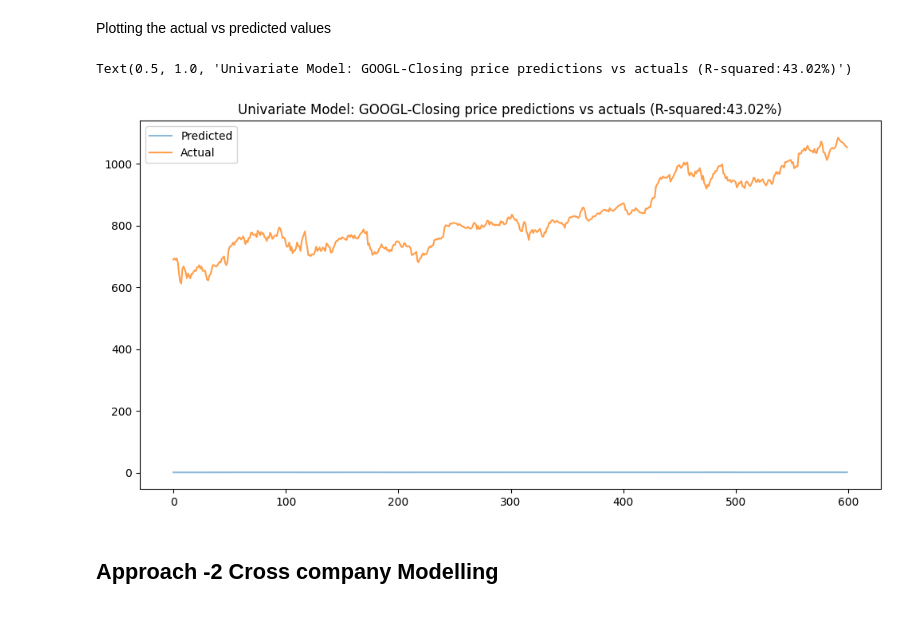
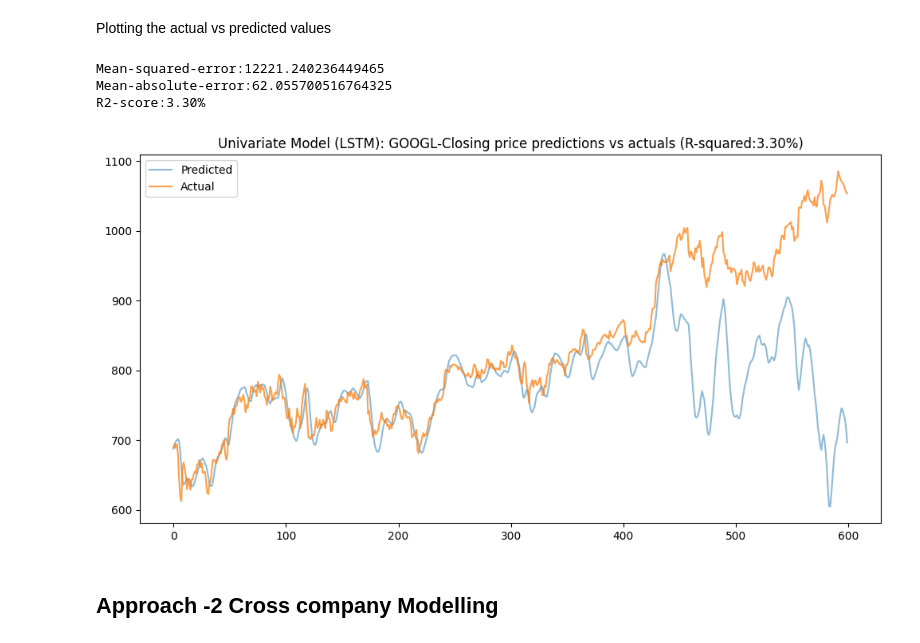
Before and after one commit to Abbhiraami/ML_AI_masters, a Jupyter notebook: RNN_Assignment/RNN_Assg_Stock_Price_Prediction_AbbhiraamiS.ipynb, the cells around one changed output. Drawn from its saved outputs; the diff is of its cells as text; code cells hidden in the pictures.

```diff
--- a/RNN_Assignment/RNN_Assg_Stock_Price_Prediction_AbbhiraamiS.ipynb
+++ b/RNN_Assignment/RNN_Assg_Stock_Price_Prediction_AbbhiraamiS.ipynb
@@ -619,6 +587,6 @@ Total number of configurations:192
 192 rows × 6 columns
 # %%
 # Find an optimal configuration
-history_uni_lstm,metrics_uni_lstm,model_id_lstm=utils.model_fit(X_train=uni_X_train,X_test=uni_X_test,Y_train=uni_y_train,Y_test=uni_y_test,func=utils.create_lstm_model,configurations=advncd_configs[:3],batch_size=batch_size,epoch=epochs)
+history_uni_lstm,metrics_uni_lstm,model_id_lstm=utils.model_fit(X_train=uni_X_train,X_test=uni_X_test,Y_train=uni_y_train,Y_test=uni_y_test,func=utils.create_lstm_model,configurations=advncd_configs,batch_size=batch_size,epoch=epochs)
 # %% [output]
 Processing config 3/3 ...
@@ -681,0 +593,5 @@ Rsquared-score for train:99.74%
+# %%
+#### Getting the best models using validation metrices
+uni_adv_config_name,uni_adv_config=utils.get_best_config(metrics_uni_lstm,adv_configs_df)
+print(uni_adv_config_name)
+display(uni_adv_config)
@@ -681,0 +608,7 @@ Rsquared-score for train:99.74%
+# %%
+### Create the model with a combination of potentially optimal hyperparameter values and retrain the model
+lstm_y_pred_test,y_test_inv,lstm_y_pred_train,y_train_inv=utils.retrain_model_with_best_config(X_train=uni_X_train,X_test=uni_X_test,
+                                                                                         Y_train=uni_y_train,Y_test=uni_y_test,
+                                                                                         func1=utils.model_fit,func2=utils.create_lstm_model,
+                                                                                         best_fit_name=uni_adv_config_name, best_config=uni_adv_config,
+                                                                                        config_df=adv_configs_df,batch_size=batch_size,epoch=epochs,y_scalar=uni_scalar_y)
@@ -684,14 +626,21 @@ Plotting the actual vs predicted values
 # %%
 ## Plot Actual VS Predictions
 
 plt.figure(figsize=(12,6))
 plt.plot(lstm_y_pred_test ,label="Predicted",alpha=0.5)
 plt.plot(y_test_inv,label="Actual",alpha=0.75)
 plt.legend()
-plt.title(f"Univariate Model: {comp_name[0]}-Closing price predictions vs actuals (R-squared:{100*r2_score(uni_y_test,lstm_y_pred_test):.2f}%)")
+plt.title(f"Univariate Model (LSTM): {comp_name[0]}-Closing price predictions vs actuals (R-squared:{100*r2_score(y_test_inv,lstm_y_pred_test):.2f}%)")
+
+# Compute the performance of the model on the testing data set
+print(f"Mean-squared-error:{mean_squared_error(y_test_inv,lstm_y_pred_test)}")
+print(f"Mean-absolute-error:{mean_absolute_error(y_test_inv,lstm_y_pred_test)}")
+print(f"R2-score:{100*r2_score(y_test_inv,lstm_y_pred_test):.2f}%")
 # %% [output]
-Text(0.5, 1.0, 'Univariate Model: GOOGL-Closing price predictions vs actuals (R-squared:43.02%)')
+Mean-squared-error:12221.240236449465
+Mean-absolute-error:62.055700516764325
+R2-score:3.30%
-[figure, old version]
+[figure, new version]
 # %% [markdown]
 ## Approach -2 Cross company Modelling
 # %% [markdown]
```
Also changed, not shown: parts of 37 cells of this notebook.
